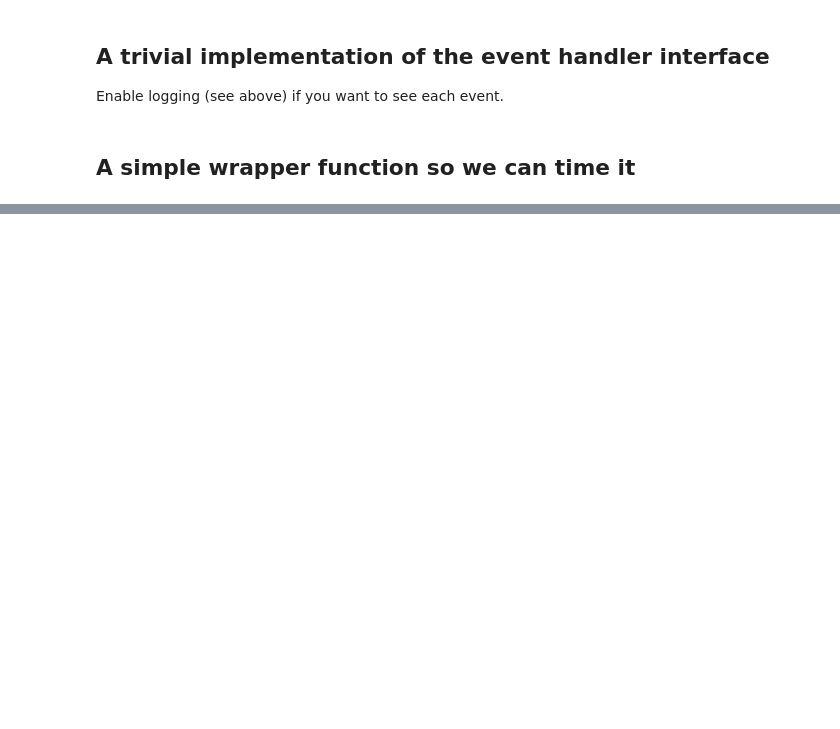
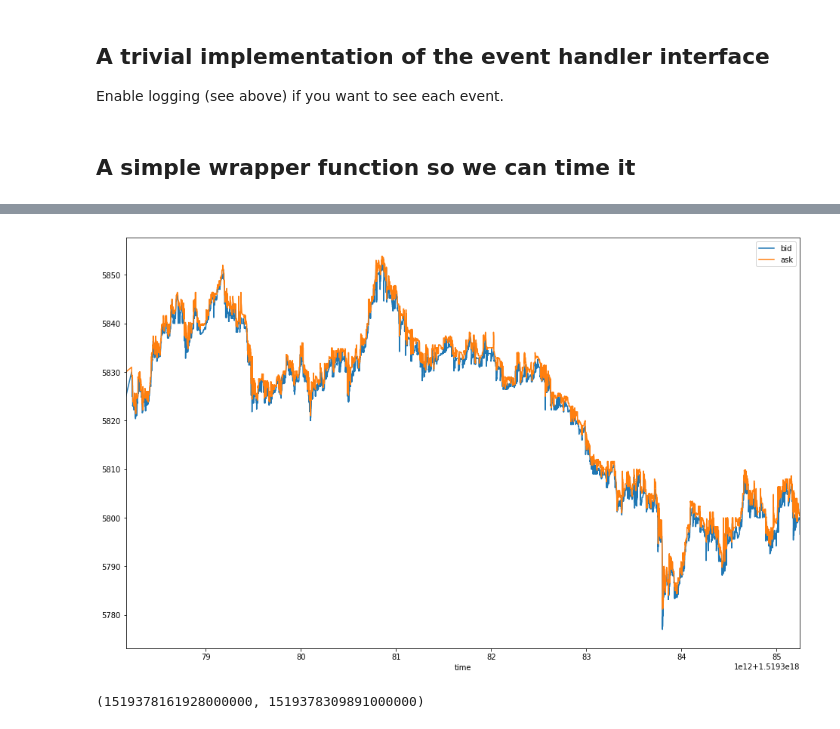
Before and after one commit to roq-trading/roq-cpp-samples, a Jupyter notebook: notebooks/simple.ipynb, the cells around one changed output, grey strips where cells are left out. Cells and saved outputs as stored; diff of their text form; code cells hidden in the pictures; blank space fills up the shorter version.

```diff
--- a/notebooks/simple.ipynb
+++ b/notebooks/simple.ipynb
@@ -307,0 +479,9 @@ RuntimeError: No such file or directory
+# %%
+_ = select_subset(best_bid_ask, *get_range(trade_volume, 0, 3500)).plot(figsize=(16,10))
+# %% [output]
+[figure, added]
+# %%
+time_0, time_1 = get_range(trade_volume, 0, 100)
+time_0, time_1
+# %% [output]
+(1519378161928000000, 1519378309891000000)
```
Also changed, not shown: parts of 32 cells of this notebook.
